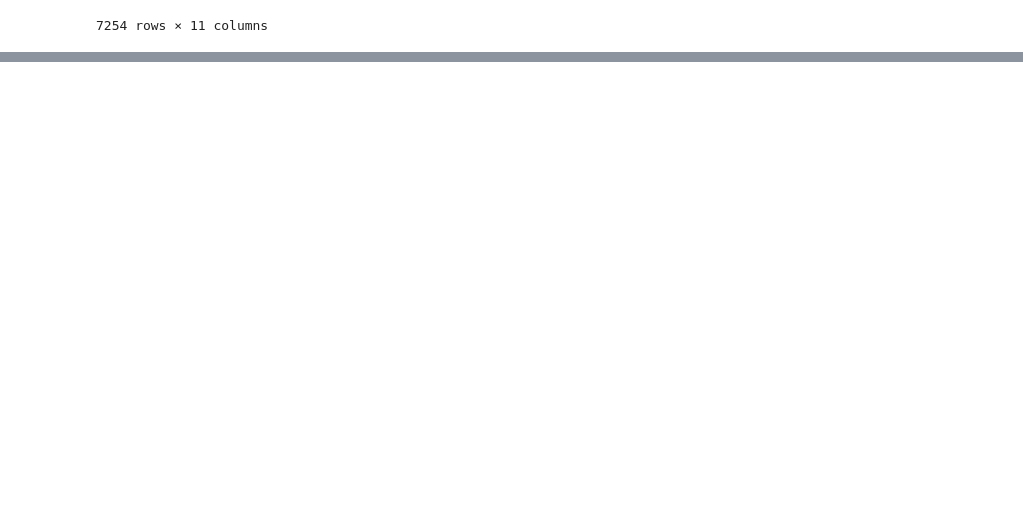
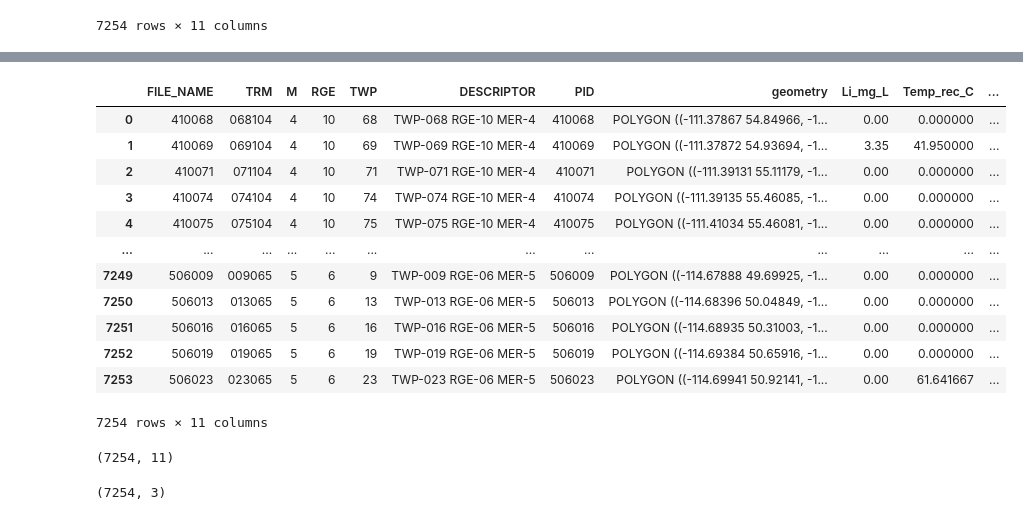
Before and after one commit to katherinewest/2024-redevelop, a Jupyter notebook: main.ipynb, the cells around one changed output, grey strips where cells are left out. Drawn from its saved outputs; the diff is of its cells as text; code cells hidden in the pictures; blank space fills up the shorter version.

```diff
--- a/main.ipynb
+++ b/main.ipynb
@@ -470,5 +447,5 @@ MCM_gdf.sort_values(by="CCUS_Units", ascending=False)
 # %%
 scaler = MinMaxScaler()
 # %%
-scaler.fit(MCM_gdf["Li_mg_L"])
-MCM_gdf["Li_norm"] = scaler.transform(MCM_gdf["Li_mg_L"])
+# fit and transform the data
+df_norm = pd.DataFrame(scaler.fit_transform(MCM_gdf[["Li_mg_L", "CCUS_Units", "Temp_rec_C"]]))
@@ -476,0 +470,24 @@ ValueError: Expected a 2-dimensional container but got <class 'pandas.core.serie
+# %%
+MCM_gdf
+# %% [output]
+|  | FILE_NAME | TRM | M | RGE | TWP | DESCRIPTOR | PID | geometry | Li_mg_L | Temp_rec_C | ... |
+| 0 | 410068 | 068104 | 4 | 10 | 68 | TWP-068 RGE-10 MER-4 | 410068 | POLYGON ((-111.37867 54.84966, -1... | 0.00 | 0.000000 | ... |
+| 1 | 410069 | 069104 | 4 | 10 | 69 | TWP-069 RGE-10 MER-4 | 410069 | POLYGON ((-111.37872 54.93694, -1... | 3.35 | 41.950000 | ... |
+| 2 | 410071 | 071104 | 4 | 10 | 71 | TWP-071 RGE-10 MER-4 | 410071 | POLYGON ((-111.39131 55.11179, -1... | 0.00 | 0.000000 | ... |
+| 3 | 410074 | 074104 | 4 | 10 | 74 | TWP-074 RGE-10 MER-4 | 410074 | POLYGON ((-111.39135 55.46085, -1... | 0.00 | 0.000000 | ... |
+| 4 | 410075 | 075104 | 4 | 10 | 75 | TWP-075 RGE-10 MER-4 | 410075 | POLYGON ((-111.41034 55.46081, -1... | 0.00 | 0.000000 | ... |
+| ... | ... | ... | ... | ... | ... | ... | ... | ... | ... | ... | ... |
+| 7249 | 506009 | 009065 | 5 | 6 | 9 | TWP-009 RGE-06 MER-5 | 506009 | POLYGON ((-114.67888 49.69925, -1... | 0.00 | 0.000000 | ... |
+| 7250 | 506013 | 013065 | 5 | 6 | 13 | TWP-013 RGE-06 MER-5 | 506013 | POLYGON ((-114.68396 50.04849, -1... | 0.00 | 0.000000 | ... |
+| 7251 | 506016 | 016065 | 5 | 6 | 16 | TWP-016 RGE-06 MER-5 | 506016 | POLYGON ((-114.68935 50.31003, -1... | 0.00 | 0.000000 | ... |
+| 7252 | 506019 | 019065 | 5 | 6 | 19 | TWP-019 RGE-06 MER-5 | 506019 | POLYGON ((-114.69384 50.65916, -1... | 0.00 | 0.000000 | ... |
+| 7253 | 506023 | 023065 | 5 | 6 | 23 | TWP-023 RGE-06 MER-5 | 506023 | POLYGON ((-114.69941 50.92141, -1... | 0.00 | 61.641667 | ... |
+7254 rows × 11 columns
+# %%
+MCM_gdf.shape
+# %% [output]
+(7254, 11)
+# %%
+df_norm.shape
+# %% [output]
+(7254, 3)
```
Also changed, not shown: parts of 12 cells of this notebook.
